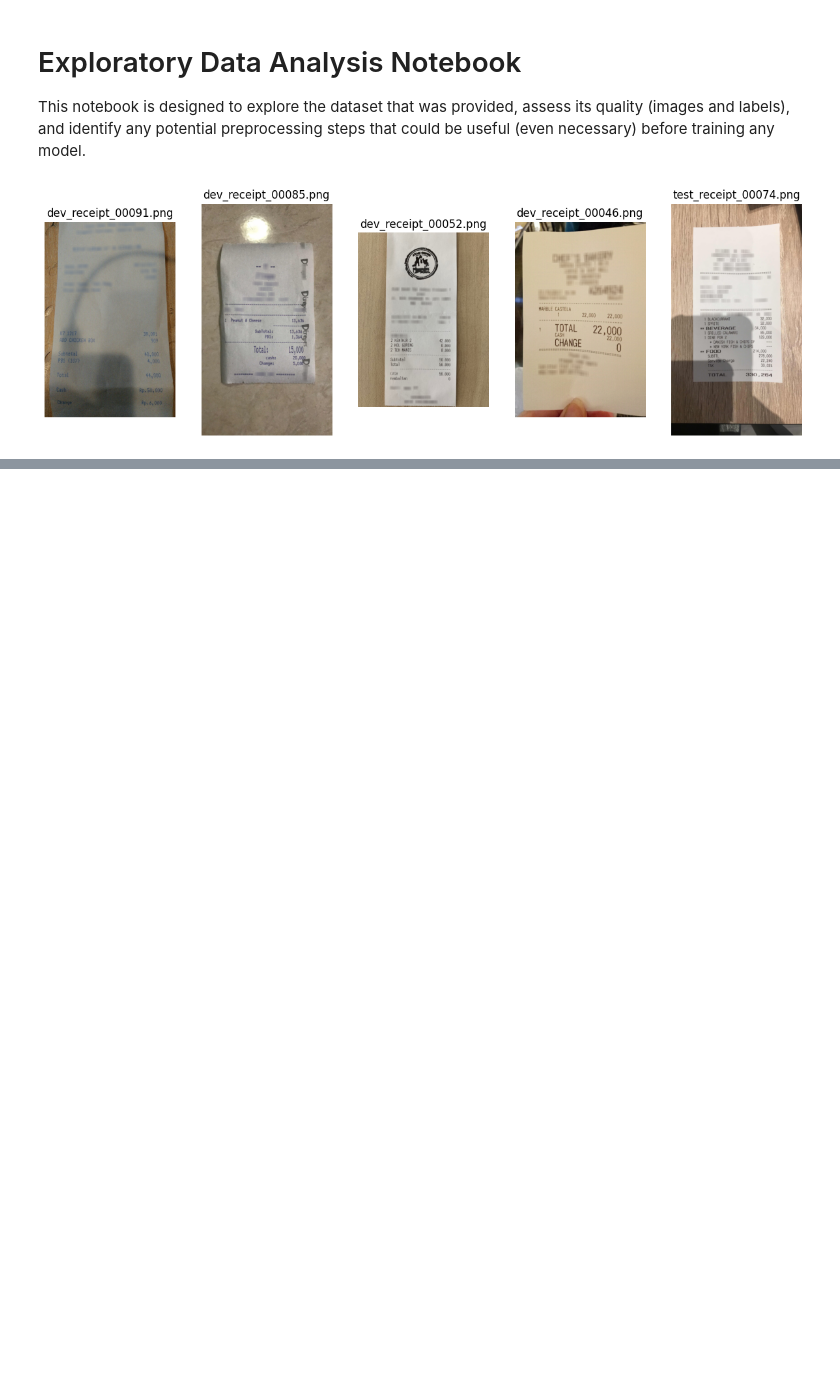
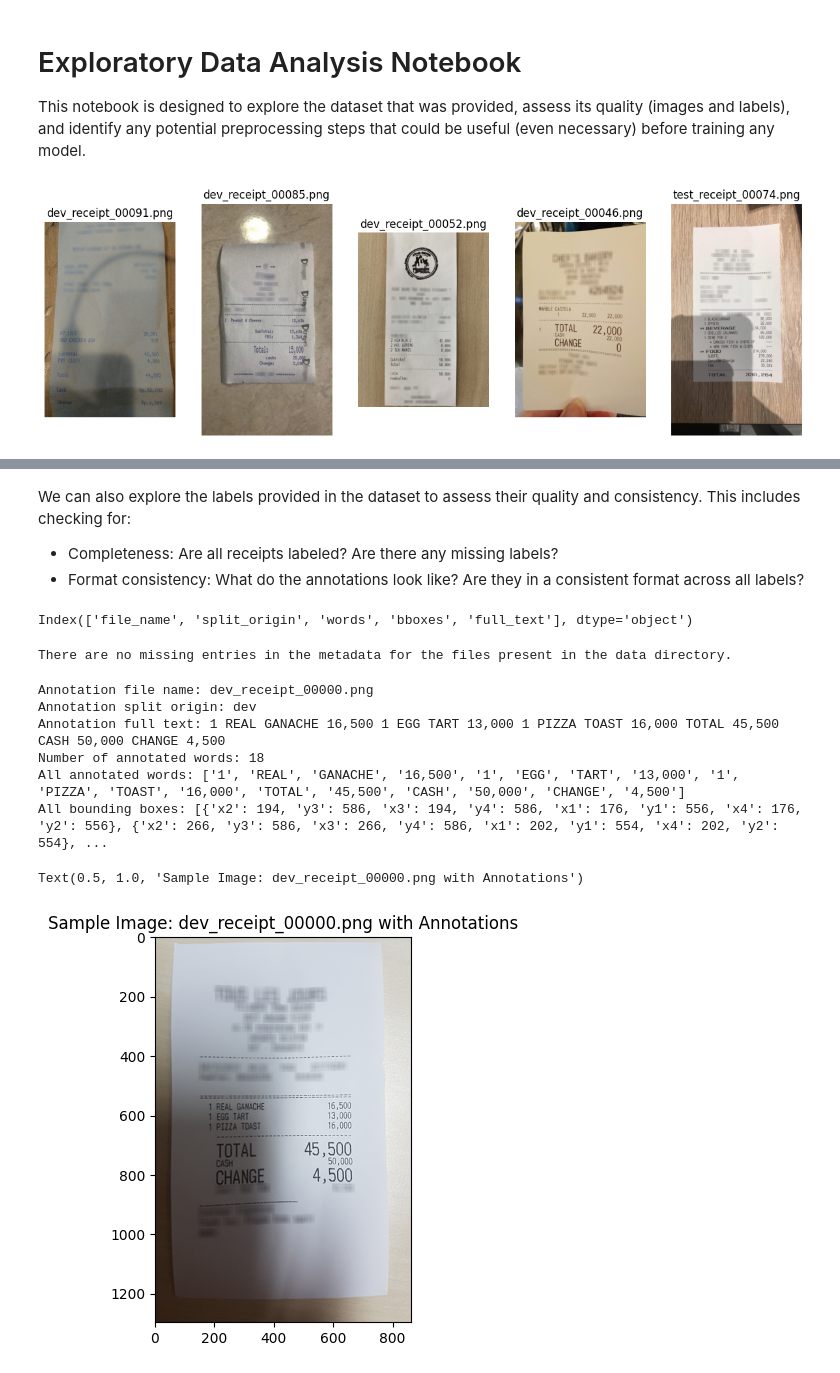
Before and after one commit to Gdeterline/Optical-Character-Recognition-for-Receipts, a Jupyter notebook: notebooks/exploratory_data_analysis.ipynb, the cells around one changed output, grey strips where cells are left out. Drawn from its saved outputs; the diff is of its cells as text; code cells hidden in the pictures; blank space fills up the shorter version.

```diff
--- a/notebooks/exploratory_data_analysis.ipynb
+++ b/notebooks/exploratory_data_analysis.ipynb
@@ -68,0 +72,68 @@ plt.show()
+# %% [markdown]
+We can also explore the labels provided in the dataset to assess their quality and consistency. This includes checking for:
+- Completeness: Are all receipts labeled? Are there any missing labels?
+- Format consistency: What do the annotations look like? Are they in a consistent format across all labels?
+# %%
+# Extract the annotations from the pkl file
+
+with open('../data/metadata.pkl', 'rb') as f:
+    metadata = pickle.load(f)
+
+print(metadata.keys())  # Display the keys in the metadata dictionary
+# %% [output]
+Index(['file_name', 'split_origin', 'words', 'bboxes', 'full_text'], dtype='object')
+# %%
+# Ensure that each file_name in metadata has a corresponding split_origin, words, bboxes, full_text entry
+file_names = metadata['file_name']
+split_origins = metadata['split_origin']
+words_list = metadata['words']
+bboxes_list = metadata['bboxes']
+full_texts = metadata['full_text']
+
+for i, file_name in enumerate(file_names):
+    # Check that the file exists in the data directory
+    assert file_name in os.listdir(data_dir), f"File name {file_name} not found in metadata."
+    # Check that the split_origin, words, bboxes, full_text entries are not empty
+    assert split_origins[i] is not None, f"Split origin missing for {file_name}."
+    assert words_list[i] is not None, f"Words missing for {file_name}."
+    assert bboxes_list[i] is not None, f"BBoxes missing for {file_name}."
+    assert full_texts[i] is not None, f"Full text missing for {file_name}."
+
+print("There are no missing entries in the metadata for the files present in the data directory.")
+# %% [output]
+There are no missing entries in the metadata for the files present in the data directory.
+# %%
+# Extract annotations for dev image sample '00000'
+sample_image_id = 'dev_receipt_00000.png'
+
+# Extract the image number from the file name
+sample_image_number = sample_image_id.split('_')[-1].split('.')[0]
+sample_image_number_int = int(sample_image_number)
+
+annot_file_name = metadata['file_name'][sample_image_number_int]
+annot_split_origin = metadata['split_origin'][sample_image_number_int]
+annot_words = metadata['words'][sample_image_number_int]
+annot_bboxes = metadata['bboxes'][sample_image_number_int]
+annot_full_text = metadata['full_text'][sample_image_number_int]
+
+print(f"Annotation file name: {annot_file_name}")
+print(f"Annotation split origin: {annot_split_origin}")
+print(f"Annotation full text: {annot_full_text}")
+print(f"Number of annotated words: {len(annot_words)}")
+print(f"All annotated words: {annot_words}")
+print(f"All bounding boxes: {annot_bboxes}")
+
+
+plt.figure(figsize=(5, 5))
+img = Image.open(os.path.join(data_dir, sample_image_id))
+plt.imshow(img)
+plt.title(f"Sample Image: {sample_image_id} with Annotations")
+# %% [output]
+Annotation file name: dev_receipt_00000.png
+Annotation split origin: dev
+Annotation full text: 1 REAL GANACHE 16,500 1 EGG TART 13,000 1 PIZZA TOAST 16,000 TOTAL 45,500 CASH 50,000 CHANGE 4,500
+Number of annotated words: 18
+All annotated words: ['1', 'REAL', 'GANACHE', '16,500', '1', 'EGG', 'TART', '13,000', '1', 'PIZZA', 'TOAST', '16,000', 'TOTAL', '45,500', 'CASH', '50,000', 'CHANGE', '4,500']
+All bounding boxes: [{'x2': 194, 'y3': 586, 'x3': 194, 'y4': 586, 'x1': 176, 'y1': 556, 'x4': 176, 'y2': 556}, {'x2': 266, 'y3': 586, 'x3': 266, 'y4': 586, 'x1': 202, 'y1': 554, 'x4': 202, 'y2': 554}, ...
+Text(0.5, 1.0, 'Sample Image: dev_receipt_00000.png with Annotations')
+[figure, added]
```
Also changed, not shown: parts of 12 cells of this notebook, 3 other files.
